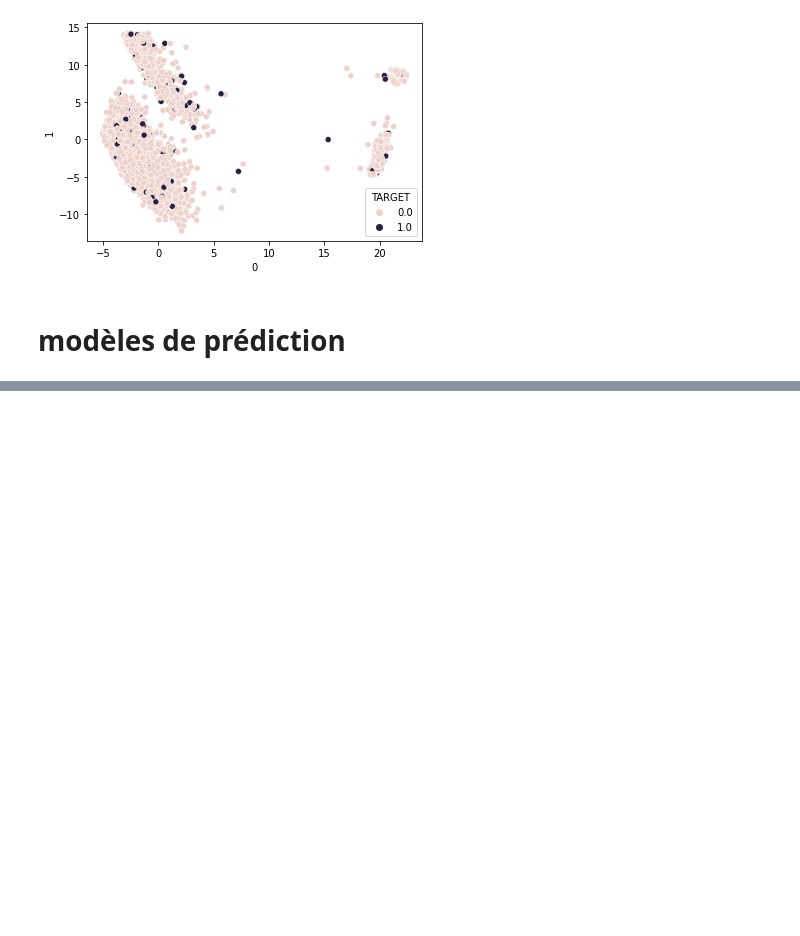
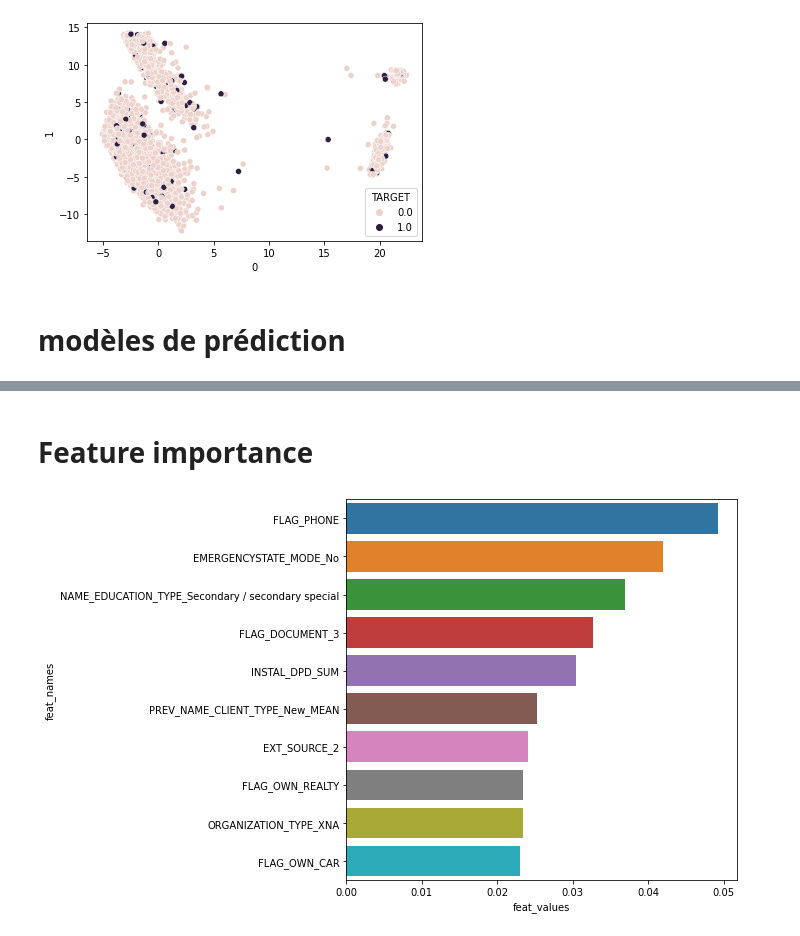
Before and after one commit to JeongJeong-code/P7_scoring, a Jupyter notebook: P7_exploration.ipynb, the cells around one changed output, grey strips where cells are left out. Cells and saved outputs as stored; diff of their text form; code cells hidden in the pictures; blank space fills up the shorter version.

```diff
--- a/P7_exploration.ipynb
+++ b/P7_exploration.ipynb
@@ -421,20 +366,0 @@ feat = best_tree.feature_importances_
-# %%
-def feat_importance(features,cols):
-  feat_indexes =np.flatnonzero(features)
-  feat_values = features[feat_indexes]
-  feat_names = cols[feat_indexes]
-
-  feat_indexes = pd.Series(feat_indexes,name ='feat_indexes')#.reset_index(drop=True)
-  feat_values = pd.Series(feat_values,name ='feat_values')#.reset_index(drop=True)
-  feat_names = pd.Series(feat_names,name = 'feat_names')#.reset_index(drop=True)
-
-  features_df = pd.concat([feat_names,feat_indexes,feat_values],axis =1)
-  features_df.sort_values(by=['feat_values'],ascending =False,inplace =True)
-  plt.figure(figsize=(8,8))
-  if len(features_df)>20:
-    features_df_plot = features_df.iloc[0:20,:].copy()
-  else:
-    features_df_plot = features_df.copy()
-
-  sns.barplot(data = features_df_plot,x = 'feat_values',y='feat_names')
-  return(features_df.feat_names)
@@ -667,2 +429,0 @@ array([0.96827144, 0.96670946, 0.96771827, 0.96643434, 0.96404989])
-# %%
-rfc.fit(X_df,y_train)
@@ -840,0 +471,26 @@ df_results['SK_ID_CURR'].isna().sum()
+# %% [markdown]
+# Feature importance
+# %%
+def feat_importance(features,cols):
+  feat_indexes =np.flatnonzero(features)
+  feat_values = features[feat_indexes]
+  feat_names = cols[feat_indexes]
+
+  feat_indexes = pd.Series(feat_indexes,name ='feat_indexes')#.reset_index(drop=True)
+  feat_values = pd.Series(feat_values,name ='feat_values')#.reset_index(drop=True)
+  feat_names = pd.Series(feat_names,name = 'feat_names')#.reset_index(drop=True)
+
+  features_df = pd.concat([feat_names,feat_indexes,feat_values],axis =1)
+  features_df.sort_values(by=['feat_values'],ascending =False,inplace =True)
+  plt.figure(figsize=(7,7))
+  if len(features_df)>10:
+    features_df_plot = features_df.iloc[0:10,:].copy()
+  else:
+    features_df_plot = features_df.copy()
+
+  sns.barplot(data = features_df_plot,x = 'feat_values',y='feat_names')
+  return(features_df.feat_names)
+# %%
+ft_name_rfc = feat_importance(dtc.feature_importances_,X_df.columns)
+# %% [output]
+[figure, added]
```
Also changed, not shown: parts of 144 cells of this notebook, 18 other files.
